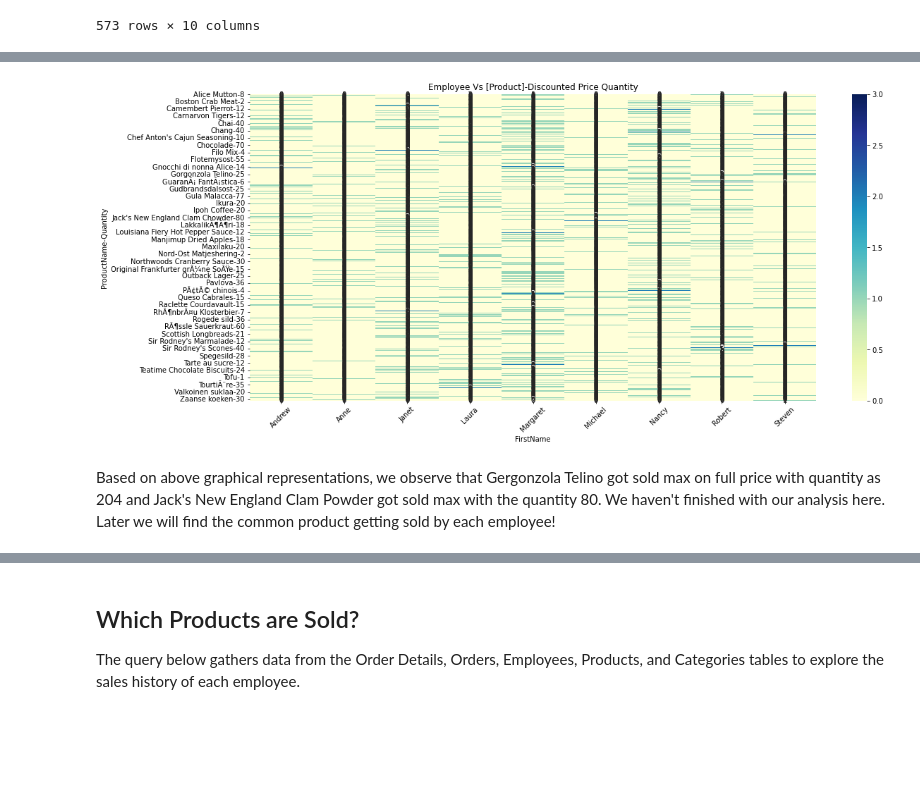
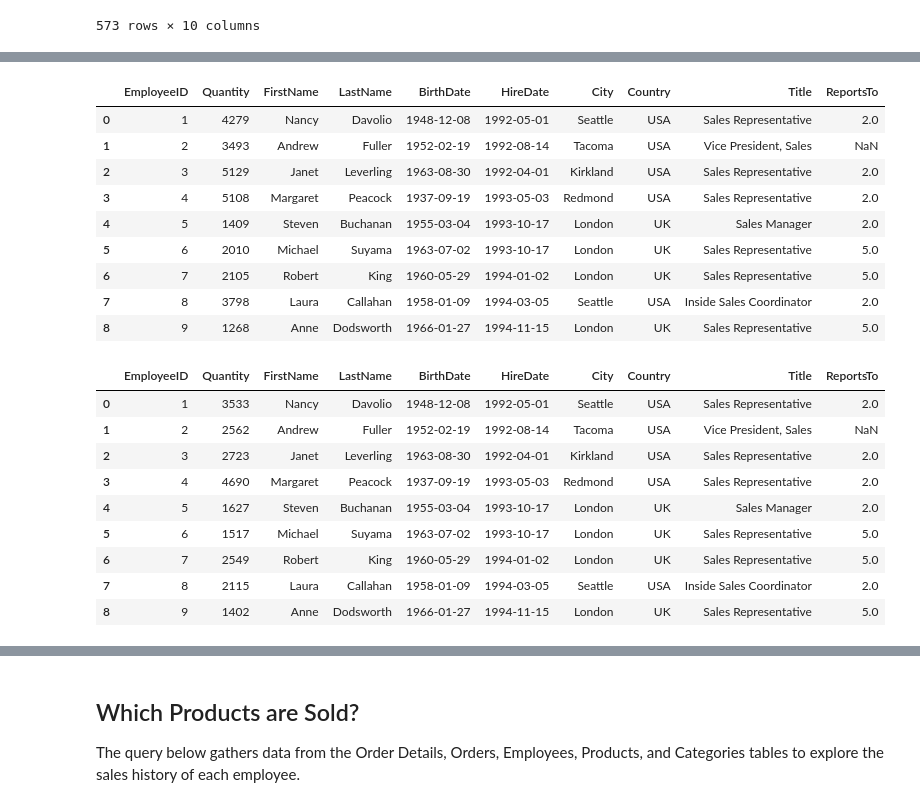
Before and after one commit to atbiggie/ST590-Project2, a Jupyter notebook: PartTwo.ipynb, the cells around one changed output, grey strips where cells are left out. Drawn from its saved outputs; the diff is of its cells as text; code cells hidden in the pictures; blank space fills up the shorter version.

```diff
--- a/PartTwo.ipynb
+++ b/PartTwo.ipynb
@@ -146,19 +183,54 @@ plt.show()
-# %%
-
-sellQtyDiscountPrice = pd.read_sql(firstCall+' where Discount != 0.00', con)
-sellQtyFullPrice = sellQtyDiscountPrice.groupby(['EmployeeID', 'ProductID']).agg({'Quantity' : sum, 'ProductName' : 'first', 'CategoryName' : 'first', 'FirstName' : 'first', 'LastName' : 'first', 'Title' : 'first'})
-
-
-plt.figure(figsize=(18, 8))
-x_disc = sellQtyDiscountPrice.ProductName.astype("category")
-y_disc = sellQtyDiscountPrice.FirstName.astype("category")
-sellQtyDiscountPrice = sns.heatmap(pd.crosstab(
-    index = [x_disc, sellQtyDiscountPrice.Quantity],
-    columns = y_disc), cmap="YlGnBu", annot=True, cbar=True)
-plt.xticks(rotation = 45)
-plt.title("Employee Vs [Product]-Discounted Price Quantity")
-plt.show()
-# %% [output]
-[figure, removed]
-# %% [markdown]
-Based on above graphical representations, we observe that Gergonzola Telino got sold max on full price with quantity as 204 and  Jack's New England Clam Powder got sold max with the quantity 80. We haven't finished with our analysis here. Later we will find the common product getting sold by each employee!
+# %%
+ord_disc = pd.merge(
+    left = pd.read_sql("SELECT * FROM Orders", con),
+    right = pd.read_sql("select * from [Order Details] where Discount = 0.00", con),
+    how = "inner",
+    on = "OrderID")
+
+ord_grp_disc = pd.DataFrame(ord_disc.groupby(['EmployeeID'])['Quantity'].sum())
+
+emp_disc_qty = pd.merge(
+    left = ord_grp_disc,
+    right = emps,
+    how = "inner",
+    on = "EmployeeID")
+
+emp_disc_qty
+# %% [output]
+|  | EmployeeID | Quantity | FirstName | LastName | BirthDate | HireDate | City | Country | Title | ReportsTo |
+| 0 | 1 | 4279 | Nancy | Davolio | 1948-12-08 | 1992-05-01 | Seattle | USA | Sales Representative | 2.0 |
+| 1 | 2 | 3493 | Andrew | Fuller | 1952-02-19 | 1992-08-14 | Tacoma | USA | Vice President, Sales | NaN |
+| 2 | 3 | 5129 | Janet | Leverling | 1963-08-30 | 1992-04-01 | Kirkland | USA | Sales Representative | 2.0 |
+| 3 | 4 | 5108 | Margaret | Peacock | 1937-09-19 | 1993-05-03 | Redmond | USA | Sales Representative | 2.0 |
+| 4 | 5 | 1409 | Steven | Buchanan | 1955-03-04 | 1993-10-17 | London | UK | Sales Manager | 2.0 |
+| 5 | 6 | 2010 | Michael | Suyama | 1963-07-02 | 1993-10-17 | London | UK | Sales Representative | 5.0 |
+| 6 | 7 | 2105 | Robert | King | 1960-05-29 | 1994-01-02 | London | UK | Sales Representative | 5.0 |
+| 7 | 8 | 3798 | Laura | Callahan | 1958-01-09 | 1994-03-05 | Seattle | USA | Inside Sales Coordinator | 2.0 |
+| 8 | 9 | 1268 | Anne | Dodsworth | 1966-01-27 | 1994-11-15 | London | UK | Sales Representative | 5.0 |
+# %%
+ord_full = pd.merge(
+    left = pd.read_sql("SELECT * FROM Orders", con),
+    right = pd.read_sql("select * from [Order Details] where Discount <> 0.00", con),
+    how = "inner",
+    on = "OrderID")
+
+ord_grp_full = pd.DataFrame(ord_full.groupby(['EmployeeID'])['Quantity'].sum())
+
+emp_full_qty = pd.merge(
+    left = ord_grp_full,
+    right = emps,
+    how = "inner",
+    on = "EmployeeID")
+
+emp_full_qty
+# %% [output]
+|  | EmployeeID | Quantity | FirstName | LastName | BirthDate | HireDate | City | Country | Title | ReportsTo |
+| 0 | 1 | 3533 | Nancy | Davolio | 1948-12-08 | 1992-05-01 | Seattle | USA | Sales Representative | 2.0 |
+| 1 | 2 | 2562 | Andrew | Fuller | 1952-02-19 | 1992-08-14 | Tacoma | USA | Vice President, Sales | NaN |
+| 2 | 3 | 2723 | Janet | Leverling | 1963-08-30 | 1992-04-01 | Kirkland | USA | Sales Representative | 2.0 |
+| 3 | 4 | 4690 | Margaret | Peacock | 1937-09-19 | 1993-05-03 | Redmond | USA | Sales Representative | 2.0 |
+| 4 | 5 | 1627 | Steven | Buchanan | 1955-03-04 | 1993-10-17 | London | UK | Sales Manager | 2.0 |
+| 5 | 6 | 1517 | Michael | Suyama | 1963-07-02 | 1993-10-17 | London | UK | Sales Representative | 5.0 |
+| 6 | 7 | 2549 | Robert | King | 1960-05-29 | 1994-01-02 | London | UK | Sales Representative | 5.0 |
+| 7 | 8 | 2115 | Laura | Callahan | 1958-01-09 | 1994-03-05 | Seattle | USA | Inside Sales Coordinator | 2.0 |
+| 8 | 9 | 1402 | Anne | Dodsworth | 1966-01-27 | 1994-11-15 | London | UK | Sales Representative | 5.0 |
```
Also changed, not shown: parts of 20 cells of this notebook, 3 other files.
